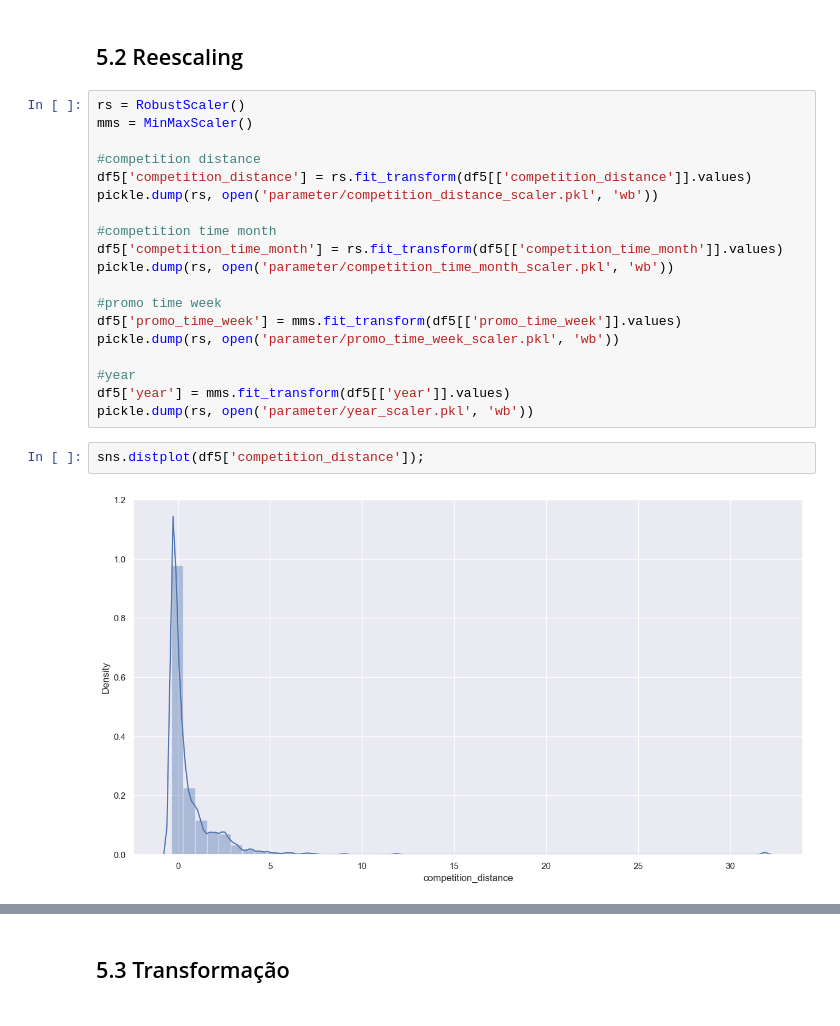
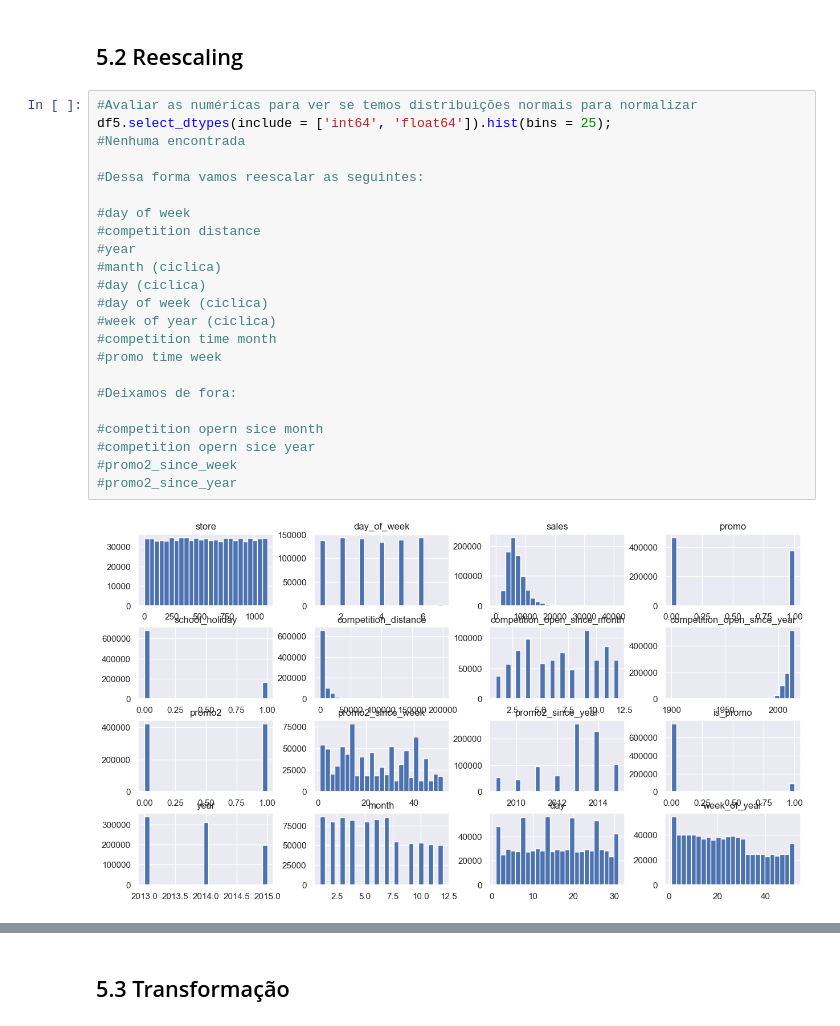
Before and after one commit to LeonardoArndt/proj2_ds_em_prod, a Jupyter notebook: m10_v01_store_sales_prediction.ipynb, the cells around one changed output, grey strips where cells are left out. Cells and saved outputs as stored; diff of their text form.

```diff
--- a/m10_v01_store_sales_prediction.ipynb
+++ b/m10_v01_store_sales_prediction.ipynb
@@ -913,26 +936,28 @@ df5 = df4.copy()
 ## 5.1 Normalização
 # %% [markdown]
 ## 5.2 Reescaling
-# %%
-rs = RobustScaler()
-mms = MinMaxScaler()
-
-#competition distance
-df5['competition_distance'] = rs.fit_transform(df5[['competition_distance']].values)
-pickle.dump(rs, open('parameter/competition_distance_scaler.pkl', 'wb'))
-
-#competition time month
-df5['competition_time_month'] = rs.fit_transform(df5[['competition_time_month']].values)
-pickle.dump(rs, open('parameter/competition_time_month_scaler.pkl', 'wb'))
-
-#promo time week
-df5['promo_time_week'] = mms.fit_transform(df5[['promo_time_week']].values)
-pickle.dump(rs, open('parameter/promo_time_week_scaler.pkl', 'wb'))
-
-#year
-df5['year'] = mms.fit_transform(df5[['year']].values)
-pickle.dump(rs, open('parameter/year_scaler.pkl', 'wb'))
 # %%
-sns.distplot(df5['competition_distance']);
+#Avaliar as numéricas para ver se temos distribuições normais para normalizar
+df5.select_dtypes(include = ['int64', 'float64']).hist(bins = 25);
+#Nenhuma encontrada
+
+#Dessa forma vamos reescalar as seguintes:
+
+#day of week
+#competition distance
+#year
+#manth (ciclica)
+#day (ciclica)
+#day of week (ciclica)
+#week of year (ciclica)
+#competition time month
+#promo time week
+
+#Deixamos de fora:
+
+#competition opern sice month
+#competition opern sice year
+#promo2_since_week
+#promo2_since_year
 # %% [output]
-[figure, old version]
+[figure, new version]
```
Also changed, not shown: parts of 41 cells of this notebook.
